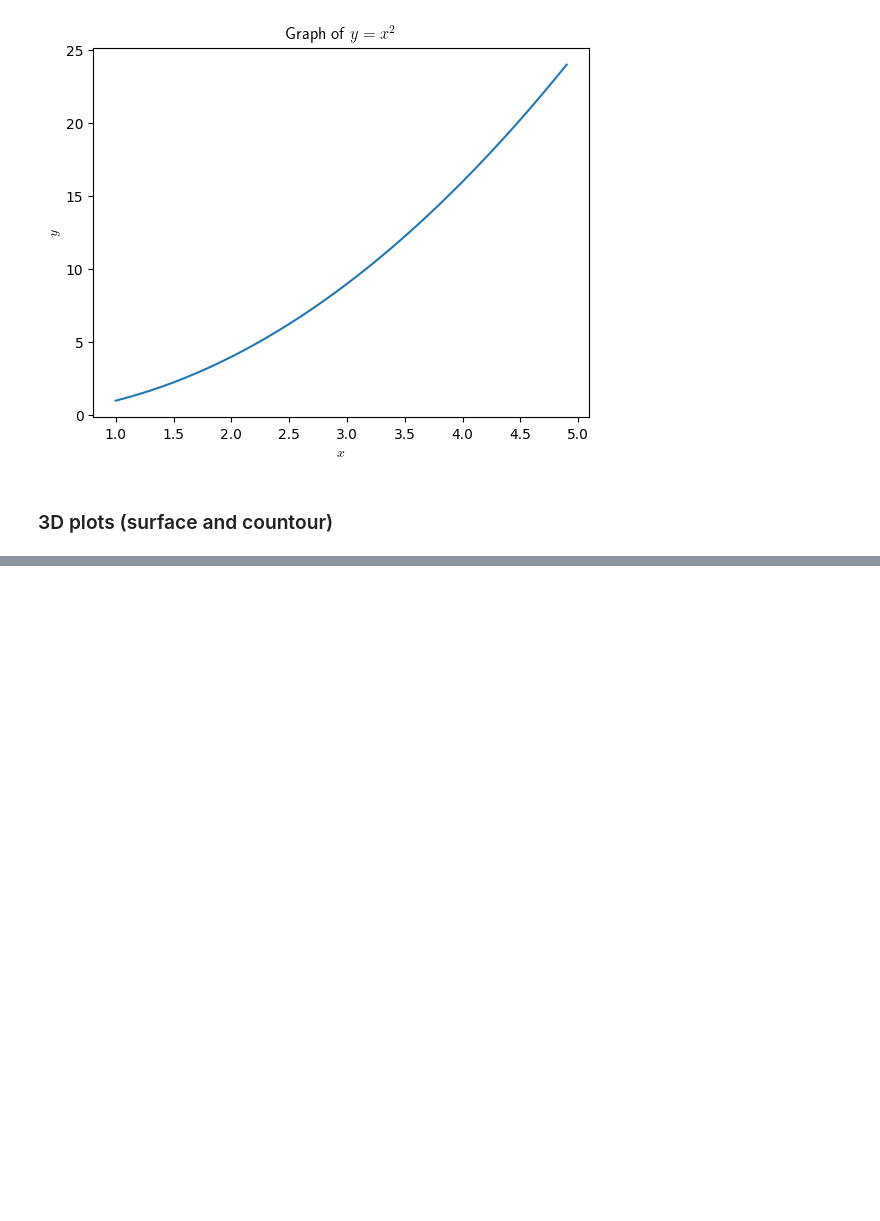
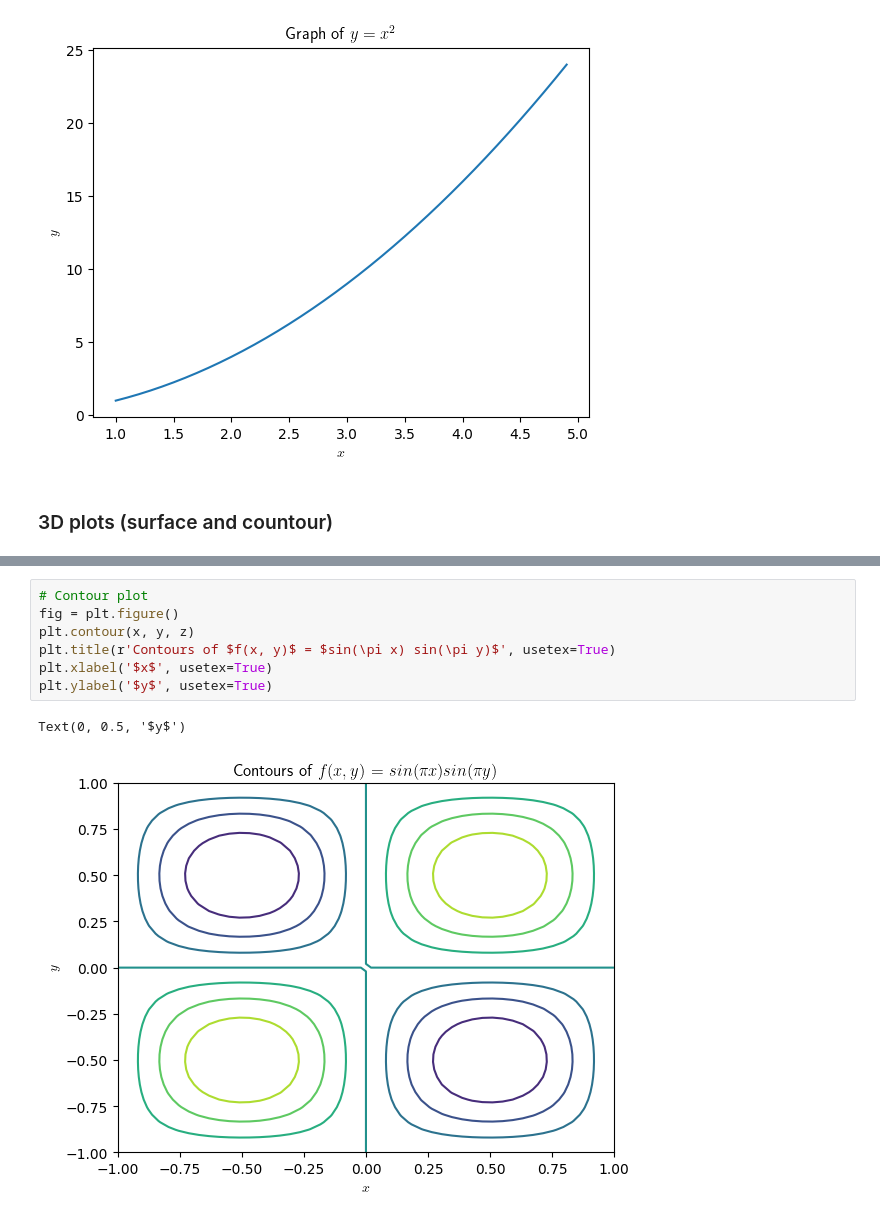
Before and after one commit to claudym/applying_math_hon, a Jupyter notebook: 02_matplotlib.ipynb, the cells around one changed output, grey strips where cells are left out. Cells and saved outputs as stored; diff of their text form; blank space fills up the shorter version.

```diff
--- a/02_matplotlib.ipynb
+++ b/02_matplotlib.ipynb
@@ -134,0 +135,10 @@ Text(0.5, 0.92, 'Graph of the function $f(x) = 1/(x^2 + y^2)$')
+# %%
+# Contour plot
+fig = plt.figure()
+plt.contour(x, y, z)
+plt.title(r'Contours of $f(x, y)$ = $sin(\pi x) sin(\pi y)$', usetex=True)
+plt.xlabel('$x$', usetex=True)
+plt.ylabel('$y$', usetex=True)
+# %% [output]
+Text(0, 0.5, '$y$')
+[figure, added]
```
Also changed, not shown: parts of 10 cells of this notebook.
